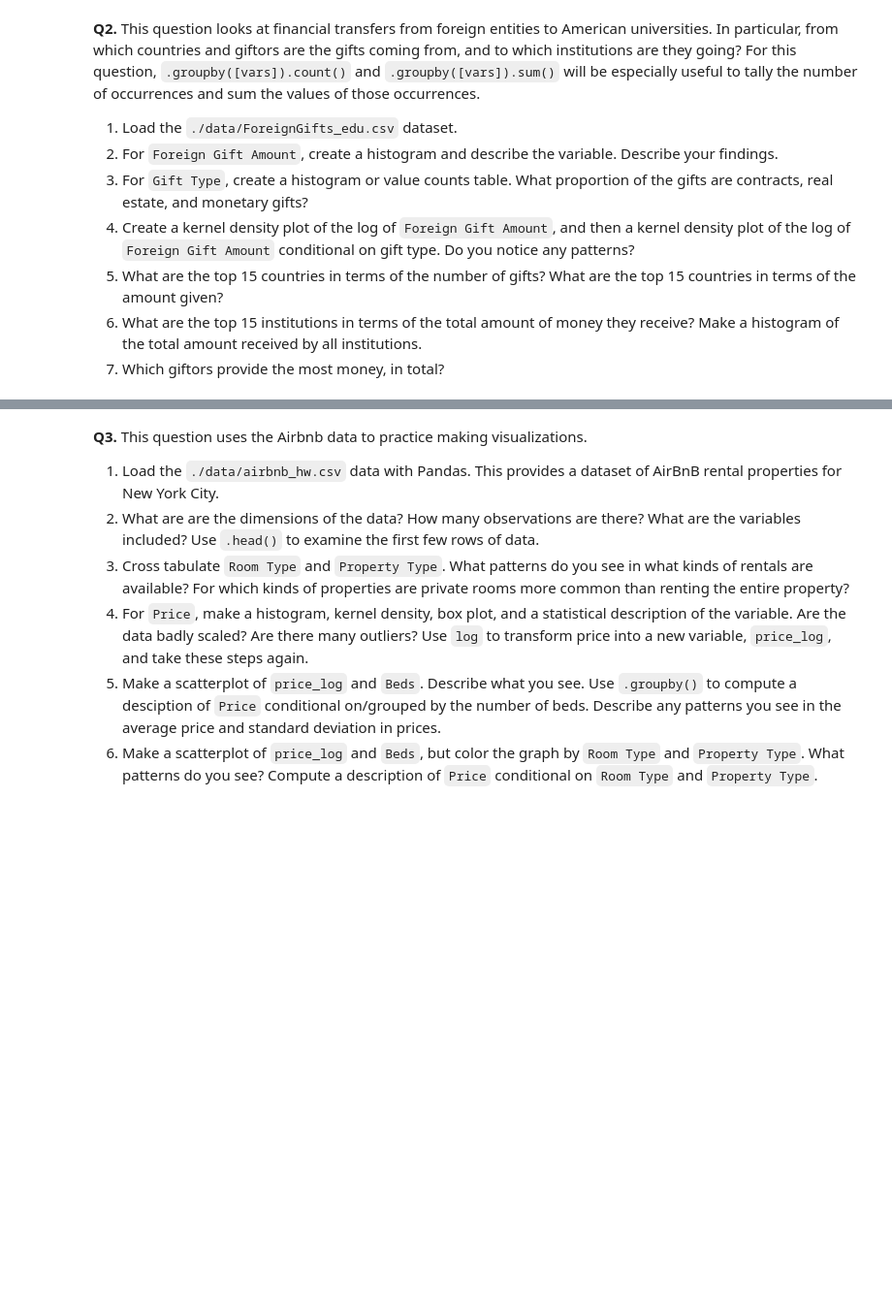
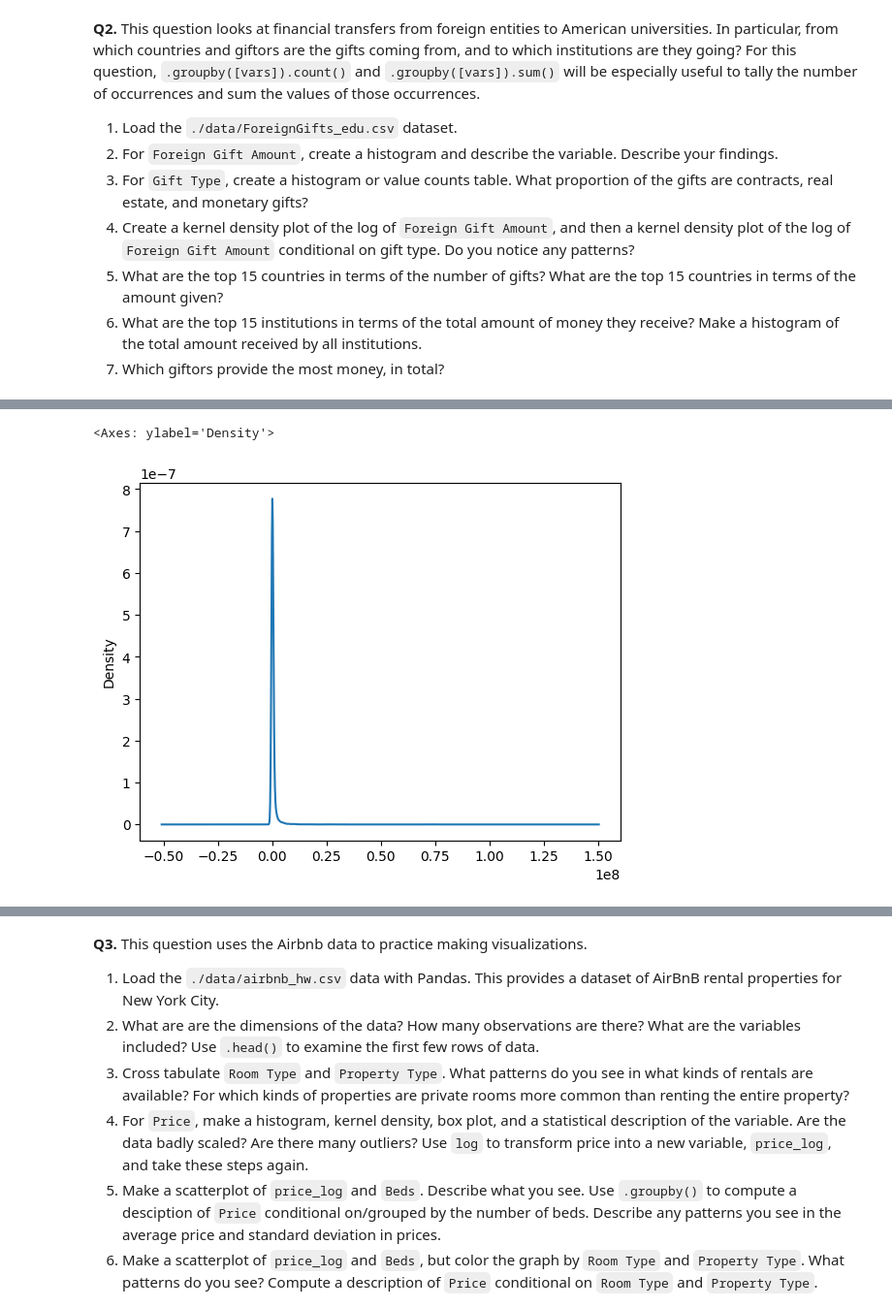
Before and after one commit to nylaup/EDA, a Jupyter notebook: assignment/assignment.ipynb, the cells around one changed output, grey strips where cells are left out. Shown at 97% size. Cells and saved outputs as stored; diff of their text form; code cells hidden in the pictures; blank space fills up the shorter version.

```diff
--- a/assignment/assignment.ipynb
+++ b/assignment/assignment.ipynb
@@ -37,0 +74,6 @@ It can be very helpful to understand some basic properties of these statistics.
+# %%
+#4.
+GiftData['Foreign Gift Amount'].plot.density()
+# %% [output]
+<Axes: ylabel='Density'>
+[figure, added]
```
Also changed, not shown: parts of 3 cells of this notebook.
